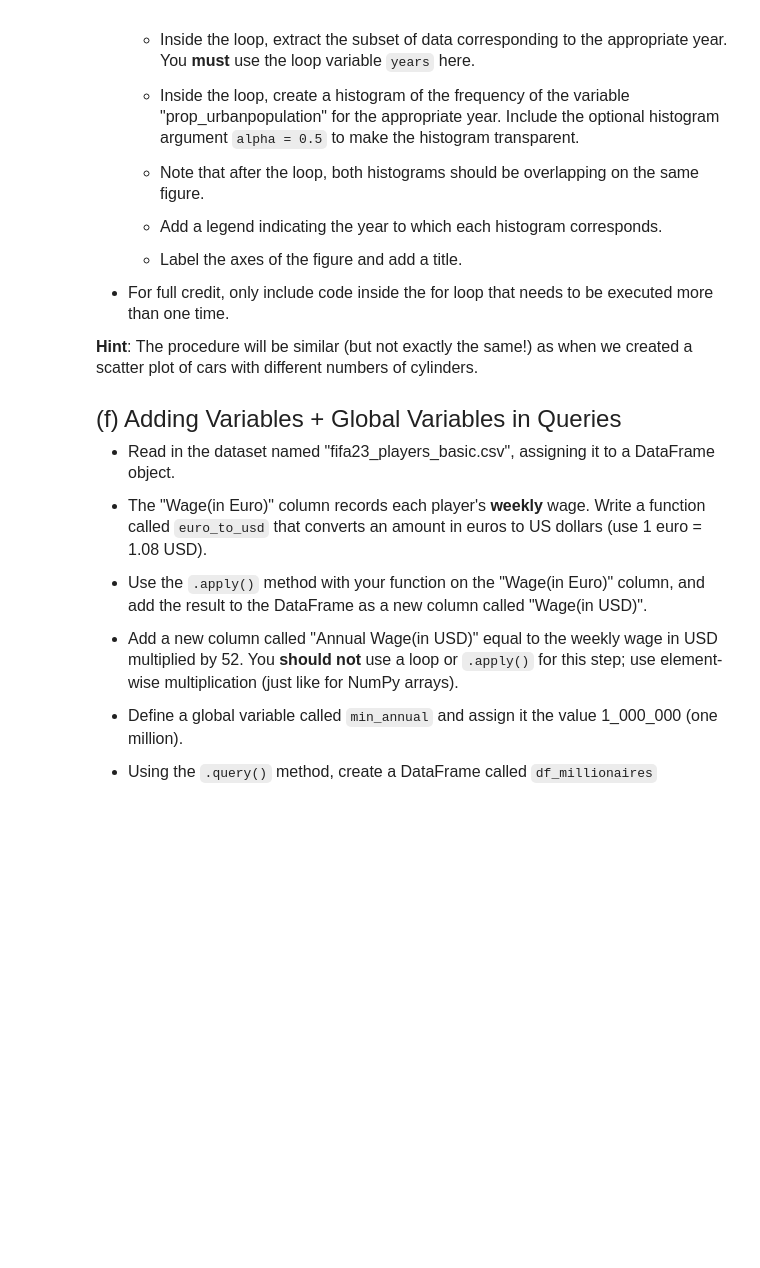
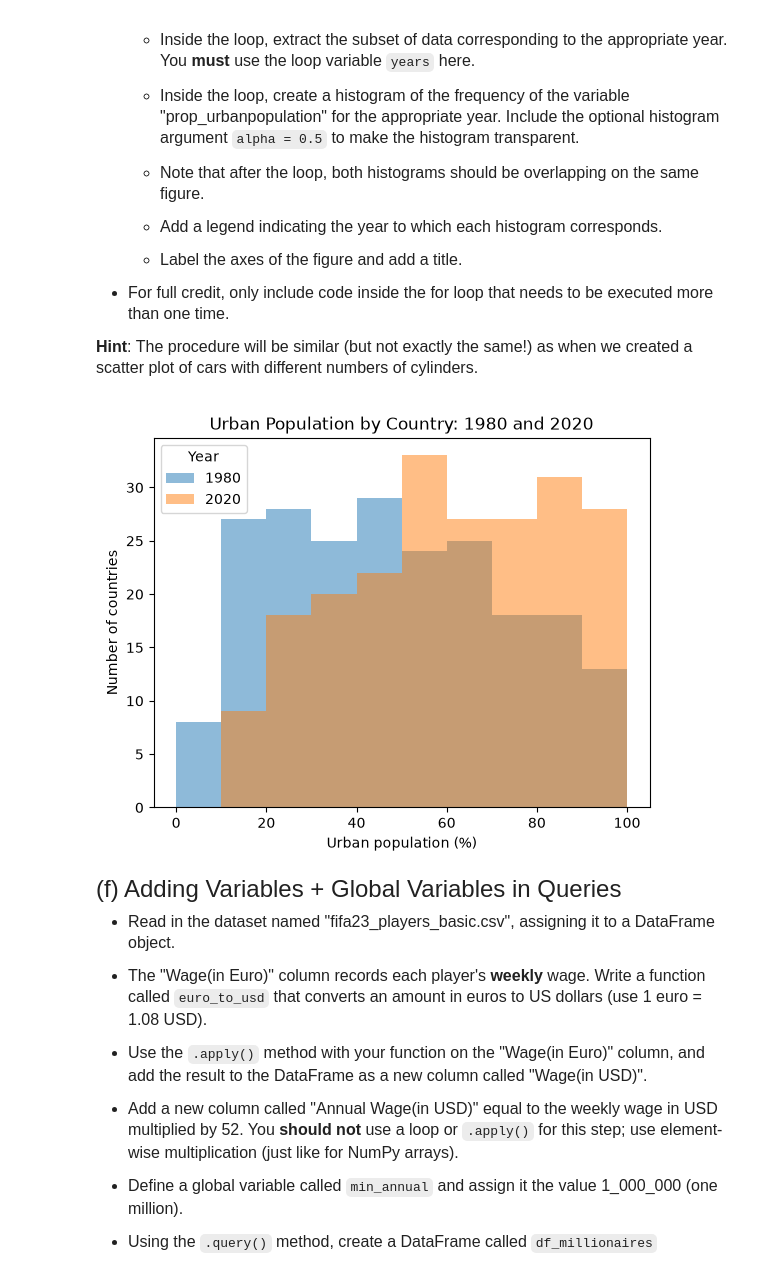
Before and after one commit to aabelnegash/datasci185fall2026, a Jupyter notebook: _assignments/assignment_07/Assignment7.ipynb, the cells around one changed output. Saved outputs shown, nothing was run; the diff lists cells and outputs as text; code cells hidden in the pictures; blank space fills up the shorter version.

```diff
--- a/_assignments/assignment_07/Assignment7.ipynb
+++ b/_assignments/assignment_07/Assignment7.ipynb
@@ -148,3 +180,31 @@ Index(['mpg', 'cylinders', 'displacement', 'horsepower', 'weight',
+# %%
+# Write your answer here:
+
+urban = pd.read_csv("data/wdi_urban.csv")
+
+unique_years = pd.unique(urban["year"])
+
+bins = range(0, 101, 10)
+plt.figure()
+
+for years in unique_years:
+    df_year = urban.query("year == @years")
+
+    plt.hist(
+        df_year["prop_urbanpopulation"],
+        bins=bins,
+        alpha=0.5,
+        label=str(years)
+    )
+
+
+plt.xlabel("Urban population (%)")
+plt.ylabel("Number of countries")
+plt.title("Urban Population by Country: 1980 and 2020")
+plt.legend(title="Year")
+plt.show()
+# %% [output]
+[figure, added]
 # %% [markdown]
 <font size = "5">
 
```
Also changed, not shown: parts of 12 cells of this notebook.
